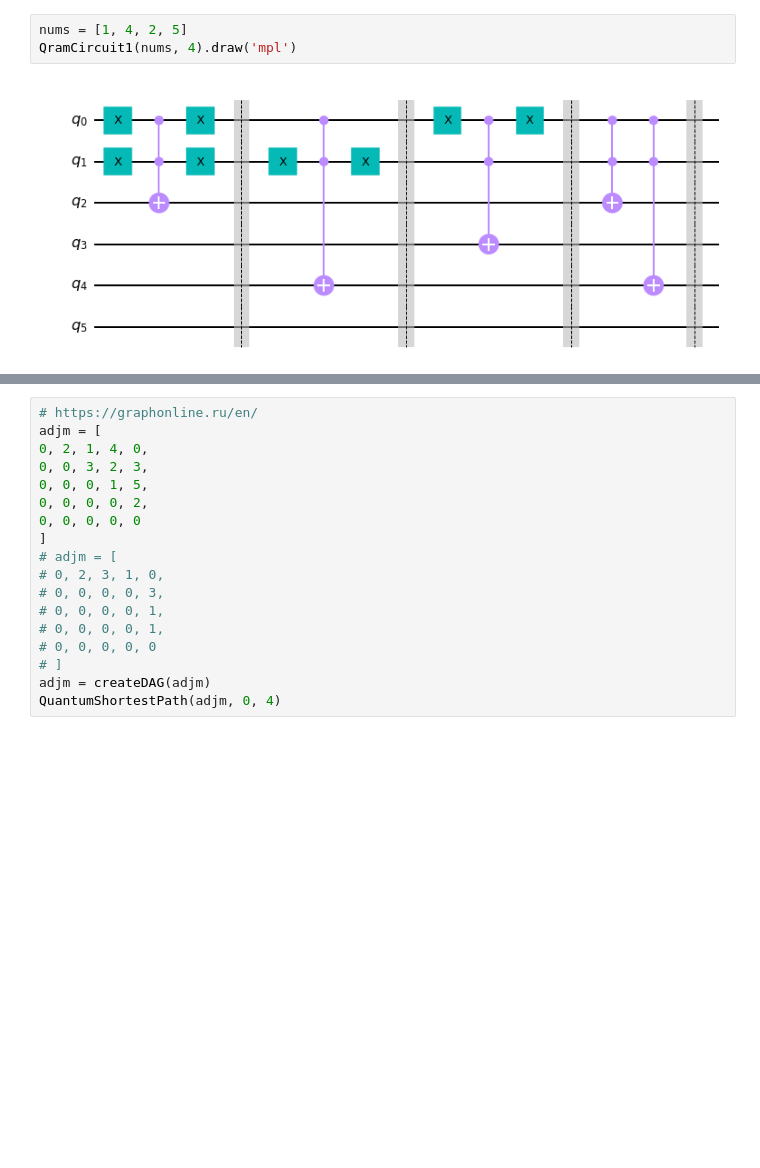
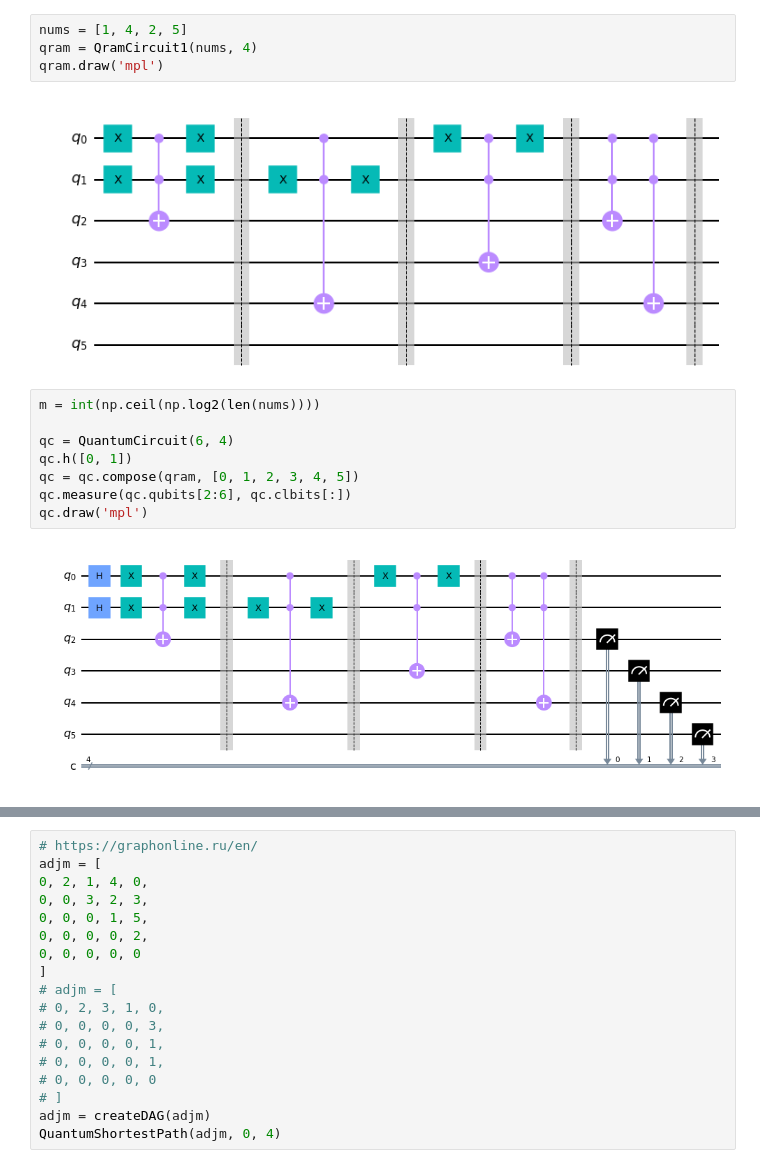
Before and after one commit to CodyNing/QuantumShortestPath, a Jupyter notebook: main.ipynb, the cells around one changed output, grey strips where cells are left out. Saved outputs shown, nothing was run; the diff lists cells and outputs as text; blank space fills up the shorter version.

```diff
--- a/main.ipynb
+++ b/main.ipynb
@@ -287,5 +287,16 @@ plot_histogram(counts)
 # %%
 nums = [1, 4, 2, 5]
-QramCircuit1(nums, 4).draw('mpl')
+qram = QramCircuit1(nums, 4)
+qram.draw('mpl')
 # %% [output]
 [figure]
+# %%
+m = int(np.ceil(np.log2(len(nums))))
+
+qc = QuantumCircuit(6, 4)
+qc.h([0, 1])
+qc = qc.compose(qram, [0, 1, 2, 3, 4, 5])
+qc.measure(qc.qubits[2:6], qc.clbits[:])
+qc.draw('mpl')
+# %% [output]
+[figure, added]
```
Also changed, not shown: parts of 8 cells of this notebook.
